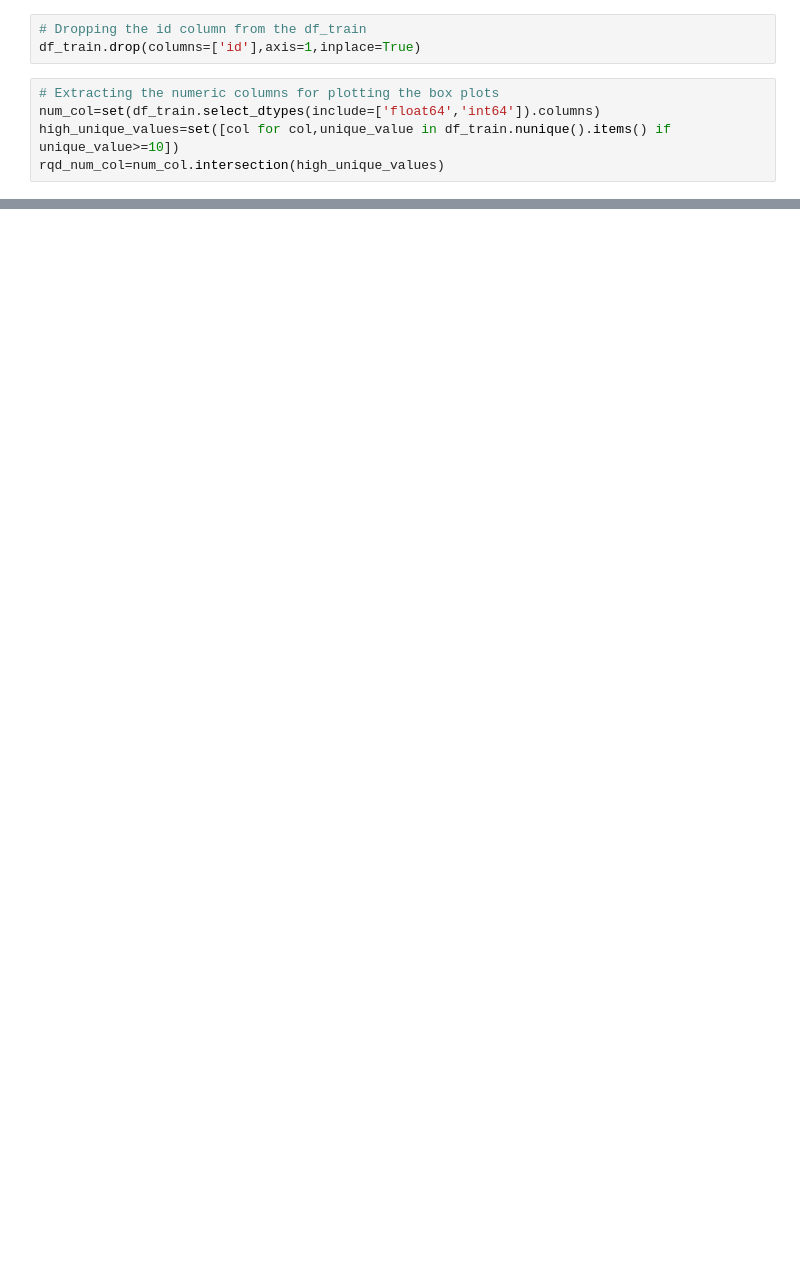
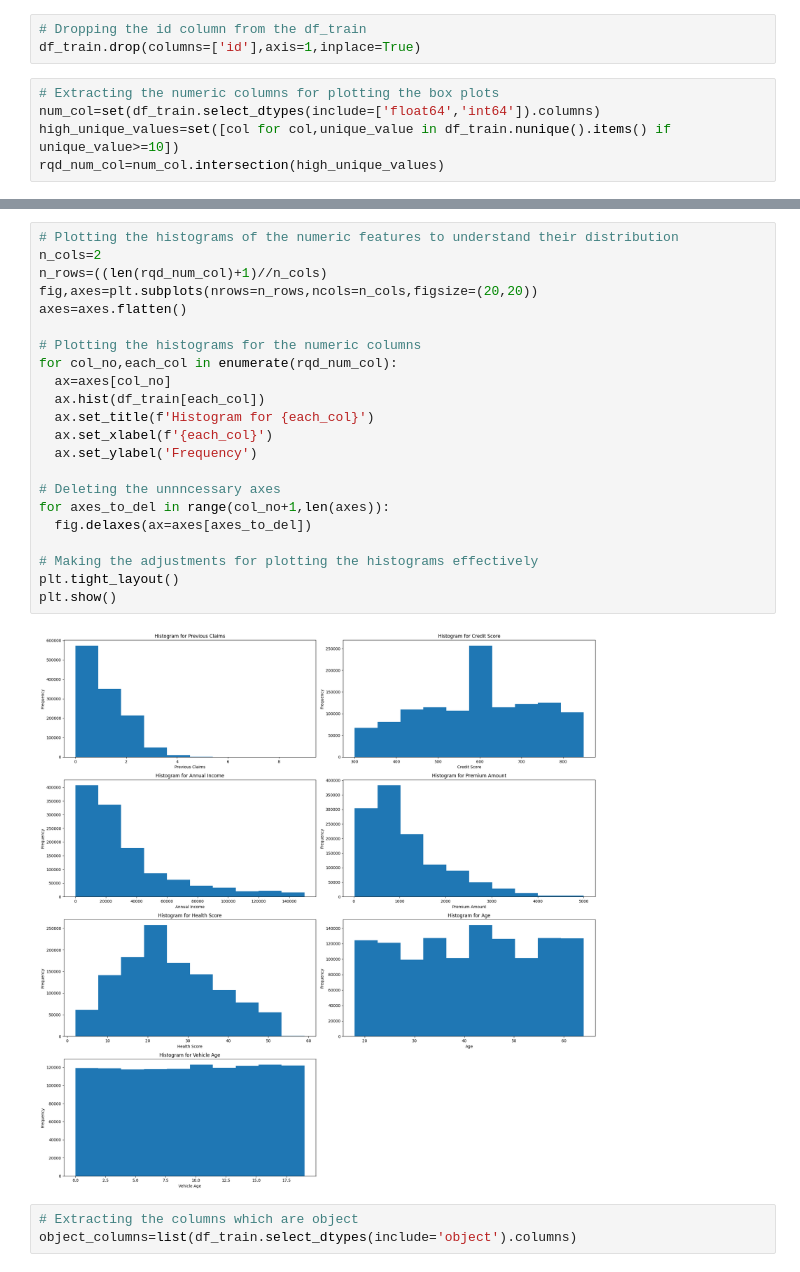
Before and after one commit to 1Anand1/Kaggle_Playground_Series_Season_4_Episode_12_Regression_with_an_Insurance_Dataset, a Jupyter notebook: regression_with_insurnace_dataset.ipynb, the cells around one changed output, grey strips where cells are left out. Drawn from its saved outputs; the diff is of its cells as text; blank space fills up the shorter version.

```diff
--- a/regression_with_insurnace_dataset.ipynb
+++ b/regression_with_insurnace_dataset.ipynb
@@ -447,0 +455,27 @@ plt.show()
+# %%
+# Plotting the histograms of the numeric features to understand their distribution
+n_cols=2
+n_rows=((len(rqd_num_col)+1)//n_cols)
+fig,axes=plt.subplots(nrows=n_rows,ncols=n_cols,figsize=(20,20))
+axes=axes.flatten()
+
+# Plotting the histograms for the numeric columns
+for col_no,each_col in enumerate(rqd_num_col):
+  ax=axes[col_no]
+  ax.hist(df_train[each_col])
+  ax.set_title(f'Histogram for {each_col}')
+  ax.set_xlabel(f'{each_col}')
+  ax.set_ylabel('Frequency')
+
+# Deleting the unnncessary axes
+for axes_to_del in range(col_no+1,len(axes)):
+  fig.delaxes(ax=axes[axes_to_del])
+
+# Making the adjustments for plotting the histograms effectively
+plt.tight_layout()
+plt.show()
+# %% [output]
+[figure, added]
+# %%
+# Extracting the columns which are object
+object_columns=list(df_train.select_dtypes(include='object').columns)
```
Also changed, not shown: parts of 15 cells of this notebook.
